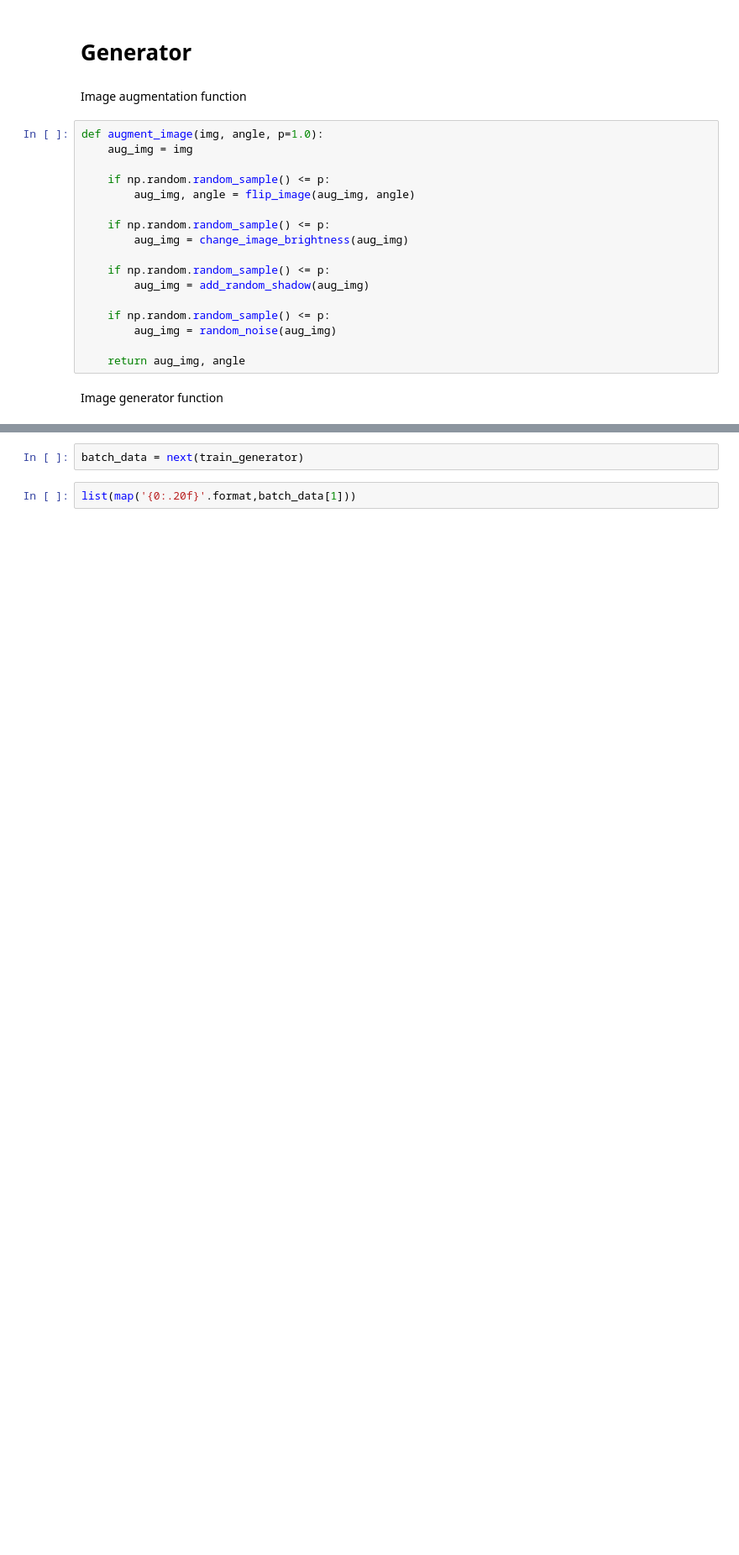
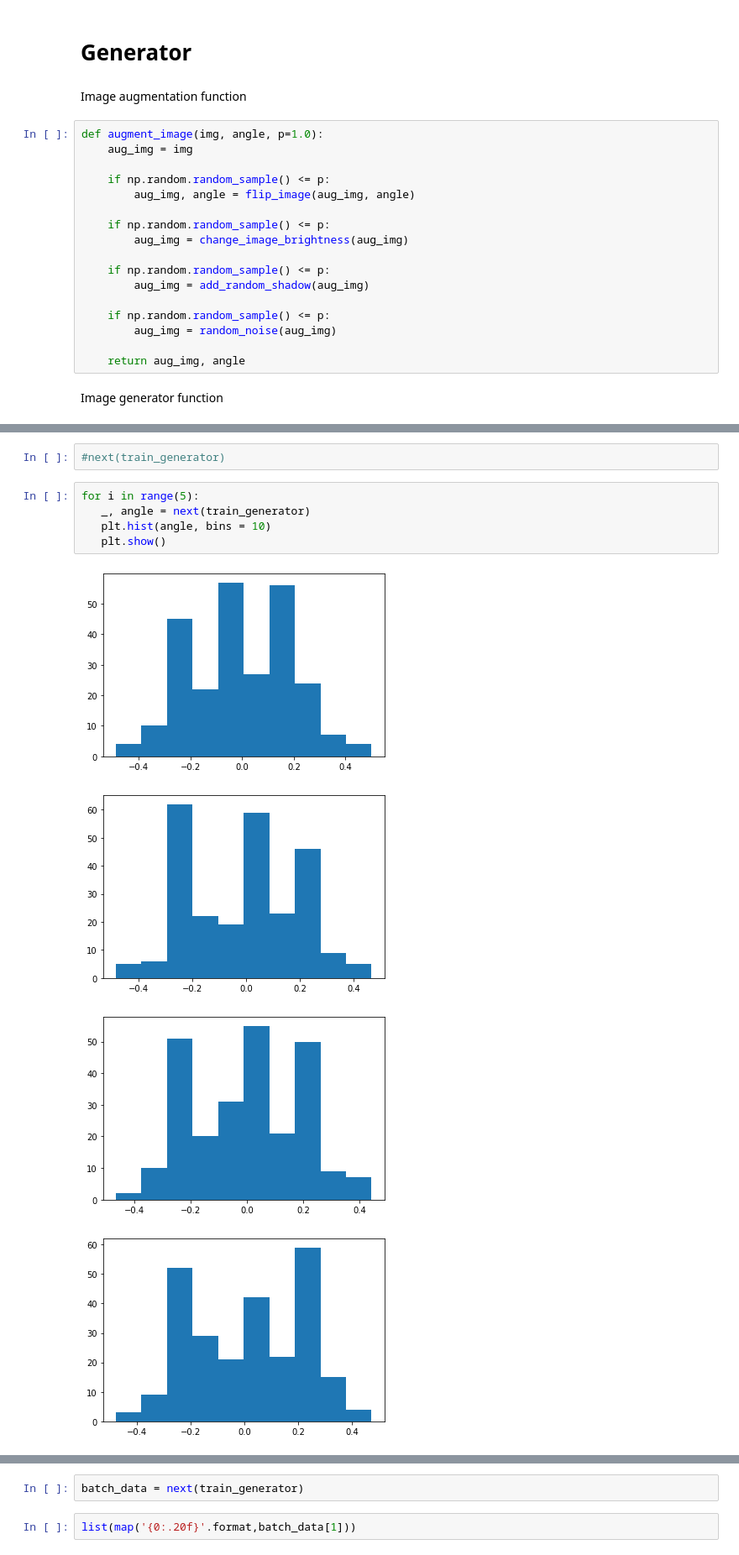
Before and after one commit to marija-kara/Self_driving_car, a Jupyter notebook: Self_driving_car_7_17.ipynb, the cells around one changed output, grey strips where cells are left out. Shown at 84% size. Cells and saved outputs as stored; diff of their text form; blank space fills up the shorter version.

```diff
--- a/Self_driving_car_7_17.ipynb
+++ b/Self_driving_car_7_17.ipynb
@@ -289,0 +299,12 @@ valid_generator = generator(inputs, targets, 64, is_training=False)
+# %%
+#next(train_generator)
+# %%
+for i in range(5):
+   _, angle = next(train_generator)
+   plt.hist(angle, bins = 10)
+   plt.show()
+# %% [output]
+[figure, added]
+[figure, added]
+[figure, added]
+[figure, added]
```
Also changed, not shown: parts of 25 cells of this notebook.
